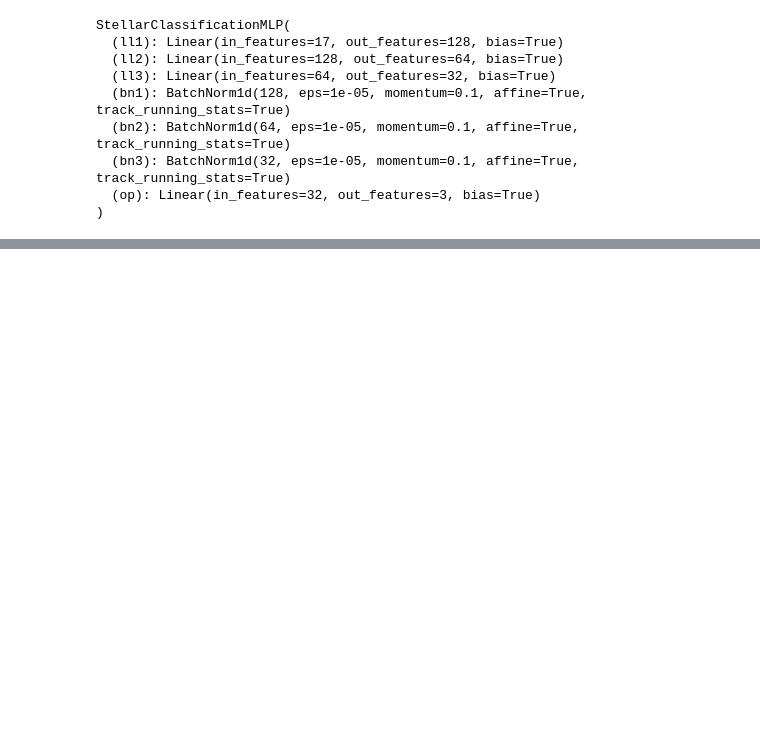
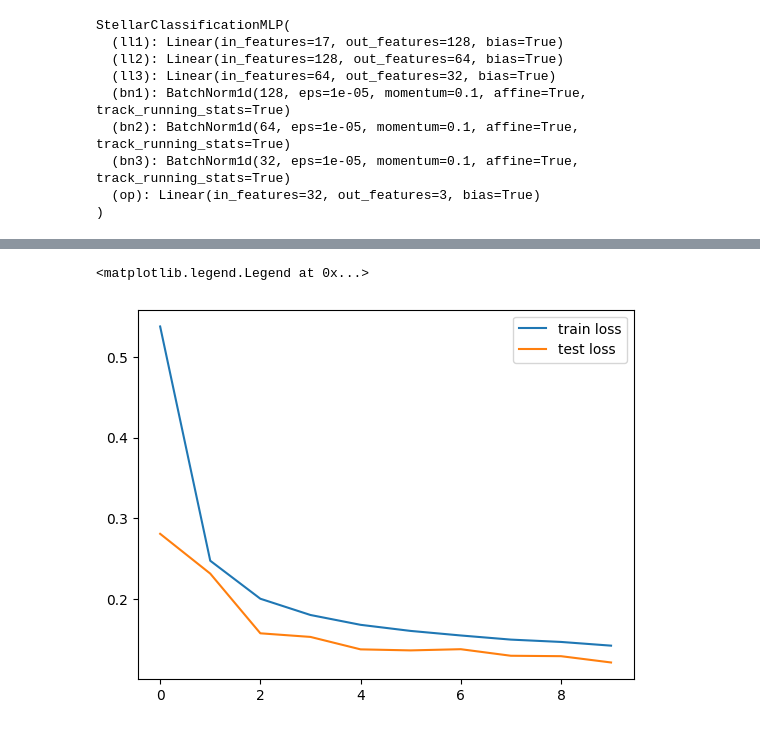
Before and after one commit to saketrama-v/StellarClassification_MLP, a Jupyter notebook: StellarClassification_MLP.ipynb, the cells around one changed output, grey strips where cells are left out. Saved outputs shown, nothing was run; the diff lists cells and outputs as text; code cells hidden in the pictures; blank space fills up the shorter version.

Commit message:
feat: result loss and classification visualisation

```diff
--- a/StellarClassification_MLP.ipynb
+++ b/StellarClassification_MLP.ipynb
@@ -46,7 +46,8 @@ df.shape
 # %% [output]
 (100000, 18)
 # %%
-df['class'] = LabelEncoder().fit_transform(df['class'])
+enc = LabelEncoder()
+df['class'] = enc.fit_transform(df['class'])
 df.head()
 # %% [output]
 |  | obj_ID | alpha | delta | u | g | r | i | z | run_ID | rerun_ID | cam_col | ... |
@@ -157,0 +159,7 @@ for epoch in range(epochs):
+# %%
+plt.plot(tr_losses, label = "train loss")
+plt.plot(te_losses, label = "test loss")
+plt.legend()
+# %% [output]
+<matplotlib.legend.Legend at 0x...>
+[figure, added]
```
Also changed, not shown: parts of 2 cells of this notebook.
